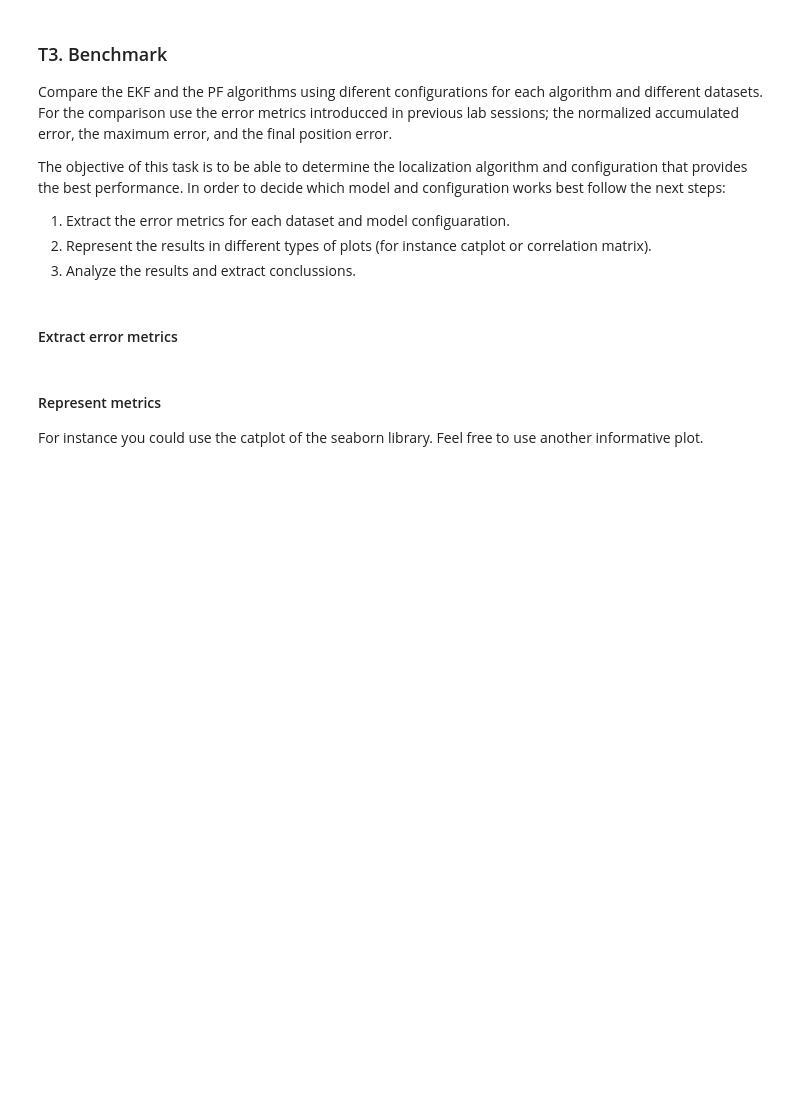
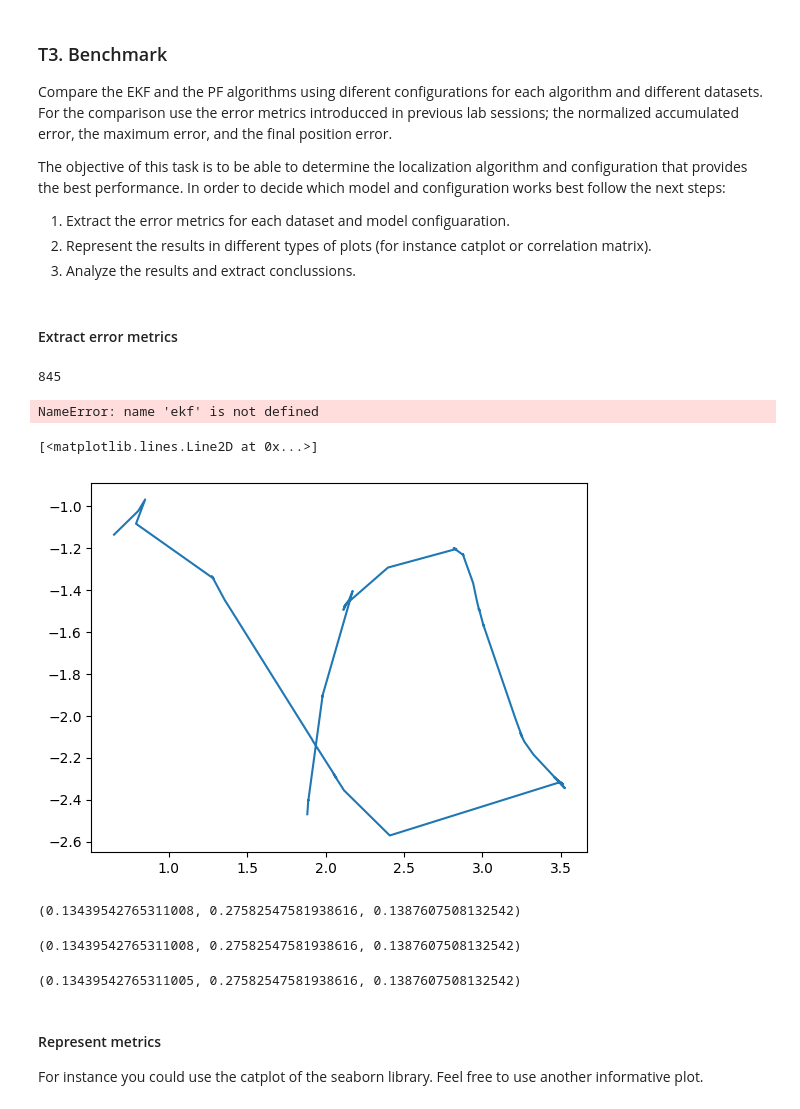
Before and after one commit to raisul-kibria/localization_and_mapping, a Jupyter notebook: notebooks/E1_Localization.ipynb, the cells around one changed output. Drawn from its saved outputs; the diff is of its cells as text; code cells hidden in the pictures; blank space fills up the shorter version.

```diff
--- a/notebooks/E1_Localization.ipynb
+++ b/notebooks/E1_Localization.ipynb
@@ -87,0 +122,4 @@ The objective of this task is to be able to determine the localization algorithm
+# %%
+len(pf.states)
+# %% [output]
+845
@@ -87,0 +129,13 @@ The objective of this task is to be able to determine the localization algorithm
+# %%
+# joint_df = pf.states
+joint_df = pf.states.join(pf.gt, rsuffix = '_gt').dropna()#.drop_duplicates()
+joint_df = joint_df.join(ekf.states, rsuffix = '_ekf').dropna()
+# %% [output]
+NameError: name 'ekf' is not defined
+# %%
+joint_df = ekf.states.join(ekf.gt, rsuffix = '_gt').dropna()
+# %%
+plt.plot(joint_df['x'], joint_df['y'])
+# %% [output]
+[<matplotlib.lines.Line2D at 0x...>]
+[figure, added]
@@ -87,0 +144,8 @@ The objective of this task is to be able to determine the localization algorithm
+# %%
+e_path, e_max, e_end
+# %% [output]
+(0.13439542765311008, 0.27582547581938616, 0.1387607508132542)
+# %%
+e_path, e_max, e_end
+# %% [output]
+(0.13439542765311008, 0.27582547581938616, 0.1387607508132542)
@@ -87,0 +154,4 @@ The objective of this task is to be able to determine the localization algorithm
+# %%
+e_path, e_max, e_end
+# %% [output]
+(0.13439542765311005, 0.27582547581938616, 0.1387607508132542)
```
Also changed, not shown: parts of 14 cells of this notebook, 1 other file.
